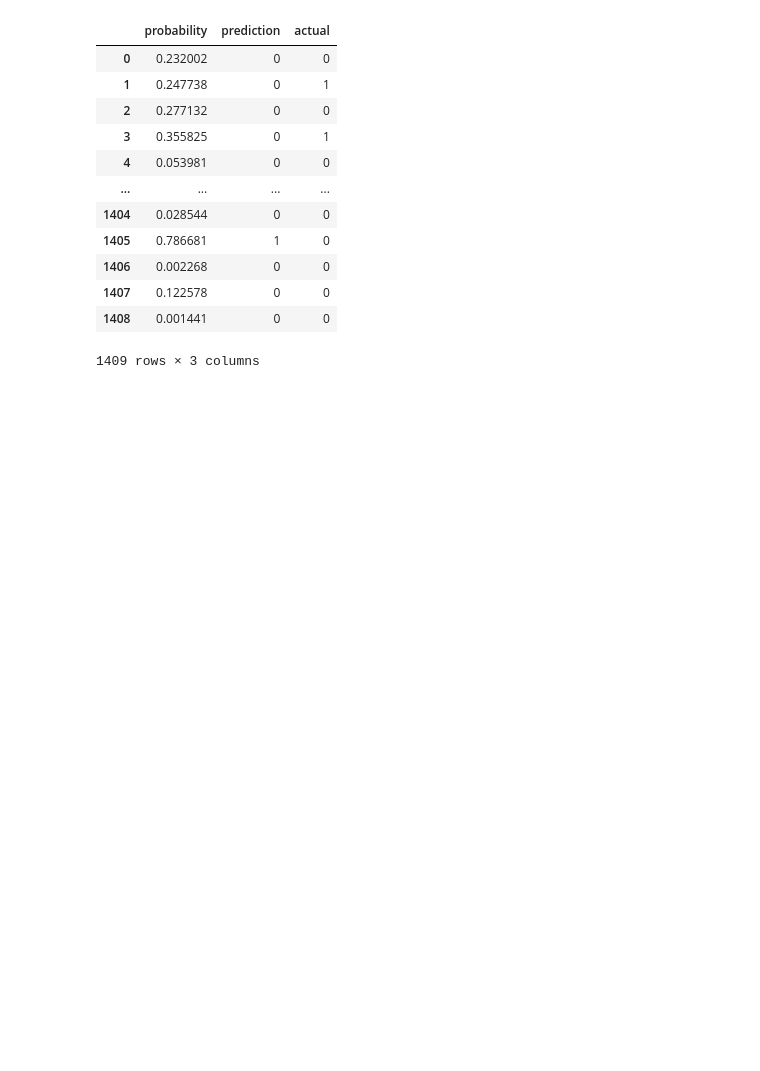
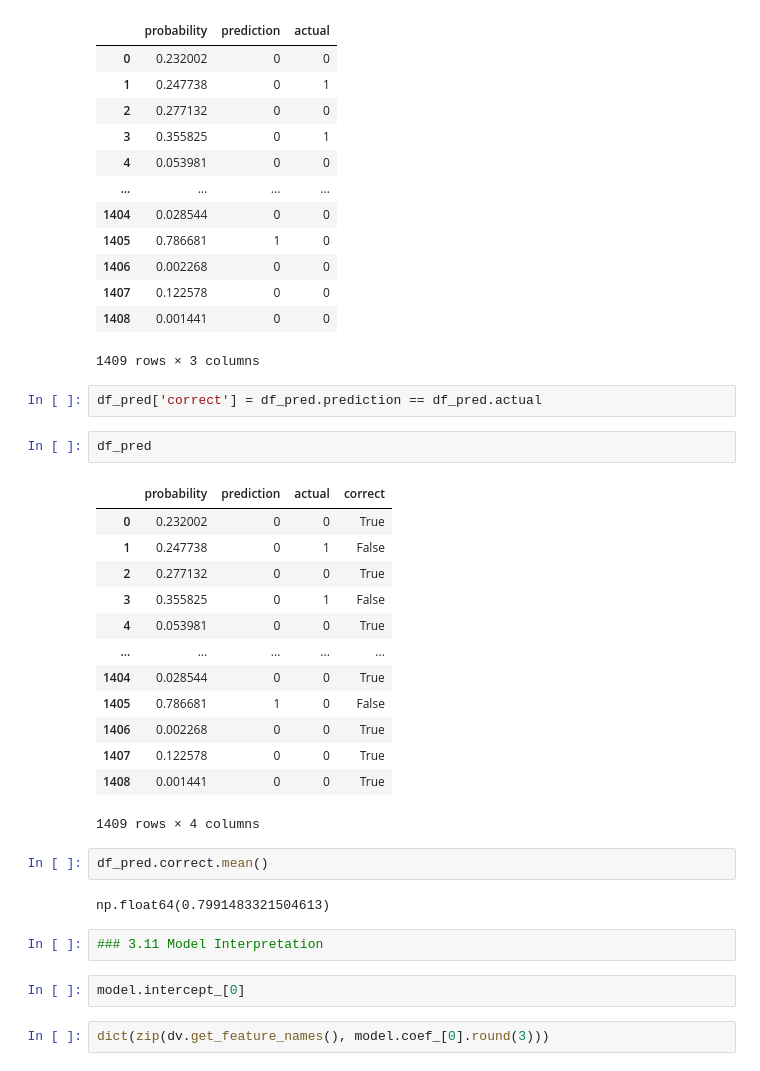
Before and after one commit to Anandaganesh/machine-learning-zoomcamp-homework, a Jupyter notebook: 03-classification/churn-prediction.ipynb, the cells around one changed output. Cells and saved outputs as stored; diff of their text form; blank space fills up the shorter version.

```diff
--- a/03-classification/churn-prediction.ipynb
+++ b/03-classification/churn-prediction.ipynb
@@ -668,3 +668,31 @@ df_pred
 | 1407 | 0.122578 | 0 | 0 |
 | 1408 | 0.001441 | 0 | 0 |
 1409 rows × 3 columns
+# %%
+df_pred['correct'] = df_pred.prediction == df_pred.actual
+# %%
+df_pred
+# %% [output]
+|  | probability | prediction | actual | correct |
+| 0 | 0.232002 | 0 | 0 | True |
+| 1 | 0.247738 | 0 | 1 | False |
+| 2 | 0.277132 | 0 | 0 | True |
+| 3 | 0.355825 | 0 | 1 | False |
+| 4 | 0.053981 | 0 | 0 | True |
+| ... | ... | ... | ... | ... |
+| 1404 | 0.028544 | 0 | 0 | True |
+| 1405 | 0.786681 | 1 | 0 | False |
+| 1406 | 0.002268 | 0 | 0 | True |
+| 1407 | 0.122578 | 0 | 0 | True |
+| 1408 | 0.001441 | 0 | 0 | True |
+1409 rows × 4 columns
+# %%
+df_pred.correct.mean()
+# %% [output]
+np.float64(0.7991483321504613)
+# %%
+### 3.11 Model Interpretation
+# %%
+model.intercept_[0]
+# %%
+dict(zip(dv.get_feature_names(), model.coef_[0].round(3)))
```
Also changed, not shown: parts of 6 cells of this notebook.
